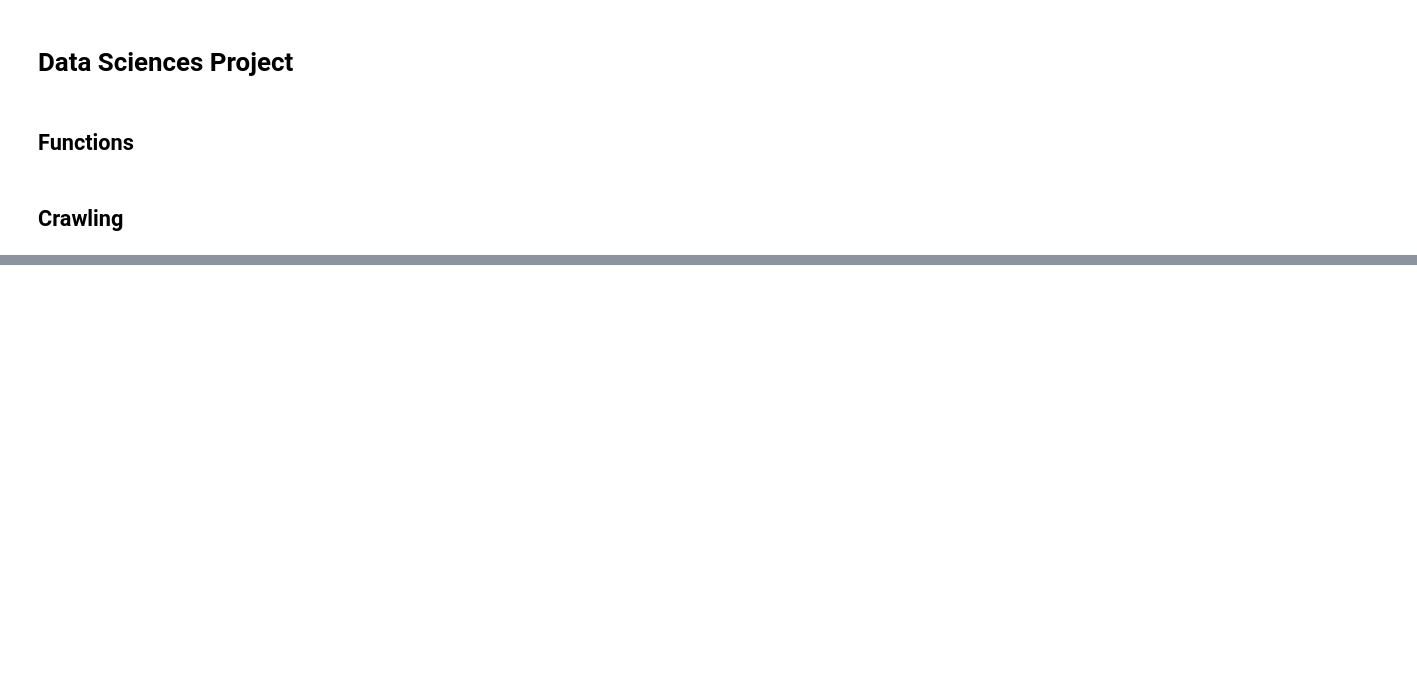
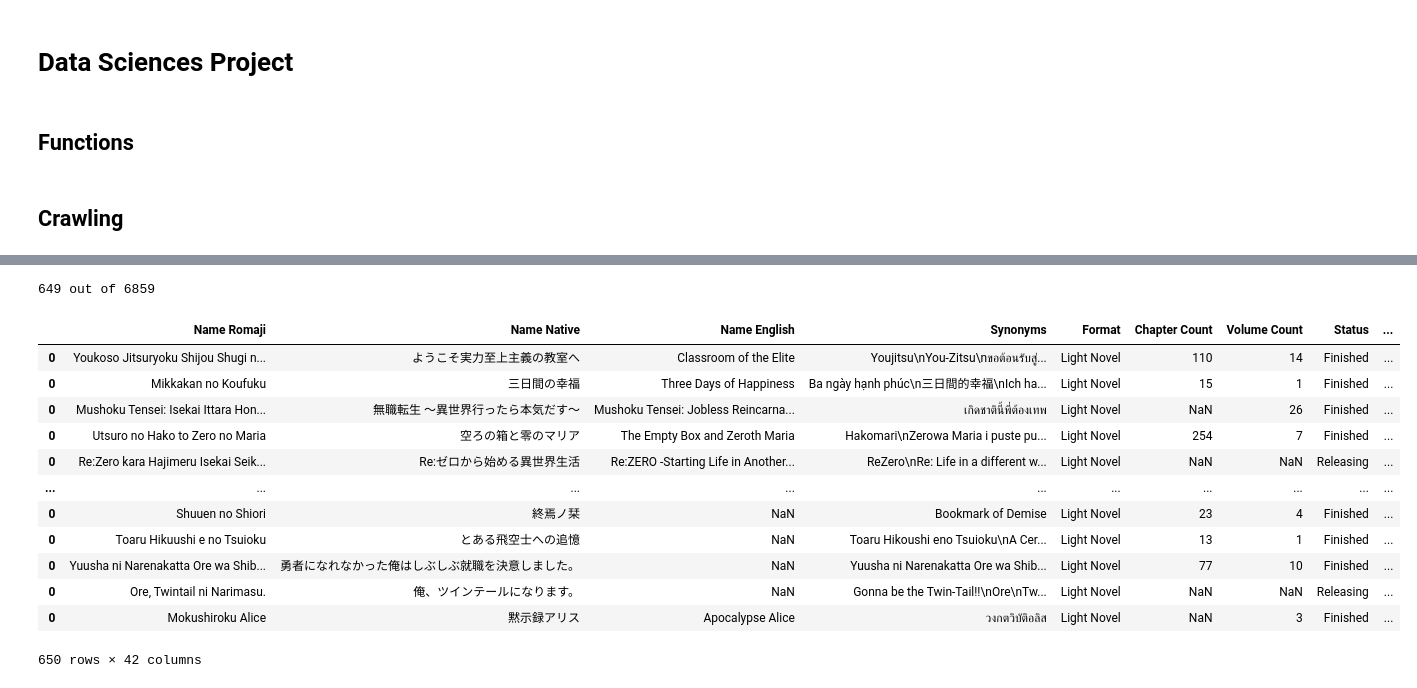
Before and after one commit to Shahars71/Data-Sciences-Project, a Jupyter notebook: Crawling Code.ipynb, the cells around one changed output, grey strips where cells are left out. Drawn from its saved outputs; the diff is of its cells as text; code cells hidden in the pictures; blank space fills up the shorter version.

Commit message:
Updated the crawling code.
(hopefully for the final time)

```diff
--- a/Crawling Code.ipynb
+++ b/Crawling Code.ipynb
@@ -63,3 +70,22 @@ def is_In_List(arr,word):
+# %%
+def anime_date(link):
+
+    drv = webdriver.Chrome()
+    drv.get(link)
+    time.sleep(1)
+
+    data = drv.find_elements(By.CLASS_NAME,"data-set")
+
+    for d in data:
+
+        dstr = d.find_element(By.CLASS_NAME,"type").text
+        #print(dstr)
+
+        if ((dstr == "Start Date") or (dstr == "Release Date")):
+            txt = d.find_element(By.CLASS_NAME,"value").text
+            rtxt = [int(s) for s in txt.split() if s.isdigit()][0]
+            return rtxt
+    return np.nan
 # %% [markdown]
 ## Crawling
 # %%
@@ -670,6 +773,38 @@ raw_data.to_excel('raw_data_exc.xlsx')
 dat = pd.read_csv("raw_data.csv")
 dat
 # %%
-dat_clean = dat.copy()
-dat_clean.dropna(inplace = True, how='all')
-dat_clean.info()
+driver = webdriver.Chrome()
+new_data = get_data_into_df(link_list[0],driver)
+
+
+#print(len(link_list))
+
+for k in range(1,650):
+    temp_df = get_data_into_df(link_list[k],driver)
+    new_data = pd.concat([new_data,temp_df])
+
+    clear_output(wait=False) #clears the output
+    print('{} out of {}'.format(k,len(link_list)-1)) #prints completion status
+
+    if (k % 10 == 0):
+        print('waiting 10 sec cause k % 10') #prints that you have to wait
+        time.sleep(10)
+
+#del raw_data['Unnamed: 0'] #deletes the wierd 'Unnamed: 0' column that is basically filled only with 0s
+
+new_data
+# %% [output]
+649 out of 6859
+|  | Name Romaji | Name Native | Name English | Synonyms | Format | Chapter Count | Volume Count | Status | ... |
+| 0 | Youkoso Jitsuryoku Shijou Shugi n... | ようこそ実力至上主義の教室へ | Classroom of the Elite | Youjitsu\nYou-Zitsu\nขอต้อนรับสู่... | Light Novel | 110 | 14 | Finished | ... |
+| 0 | Mikkakan no Koufuku | 三日間の幸福 | Three Days of Happiness | Ba ngày hạnh phúc\n三日間的幸福\nIch ha... | Light Novel | 15 | 1 | Finished | ... |
+| 0 | Mushoku Tensei: Isekai Ittara Hon... | 無職転生 ～異世界行ったら本気だす～ | Mushoku Tensei: Jobless Reincarna... | เกิดชาตินี้พี่ต้องเทพ | Light Novel | NaN | 26 | Finished | ... |
+| 0 | Utsuro no Hako to Zero no Maria | 空ろの箱と零のマリア | The Empty Box and Zeroth Maria | Hakomari\nZerowa Maria i puste pu... | Light Novel | 254 | 7 | Finished | ... |
+| 0 | Re:Zero kara Hajimeru Isekai Seik... | Re:ゼロから始める異世界生活 | Re:ZERO -Starting Life in Another... | ReZero\nRe: Life in a different w... | Light Novel | NaN | NaN | Releasing | ... |
+| ... | ... | ... | ... | ... | ... | ... | ... | ... | ... |
+| 0 | Shuuen no Shiori | 終焉ノ栞 | NaN | Bookmark of Demise | Light Novel | 23 | 4 | Finished | ... |
+| 0 | Toaru Hikuushi e no Tsuioku | とある飛空士への追憶 | NaN | Toaru Hikoushi eno Tsuioku\nA Cer... | Light Novel | 13 | 1 | Finished | ... |
+| 0 | Yuusha ni Narenakatta Ore wa Shib... | 勇者になれなかった俺はしぶしぶ就職を決意しました。 | NaN | Yuusha ni Narenakatta Ore wa Shib... | Light Novel | 77 | 10 | Finished | ... |
+| 0 | Ore, Twintail ni Narimasu. | 俺、ツインテールになります。 | NaN | Gonna be the Twin-Tail!!\nOre\nTw... | Light Novel | NaN | NaN | Releasing | ... |
+| 0 | Mokushiroku Alice | 黙示録アリス | Apocalypse Alice | วงกตวิบัติอลิส | Light Novel | NaN | 3 | Finished | ... |
+650 rows × 42 columns
```
Also changed, not shown: parts of 9 cells of this notebook.
